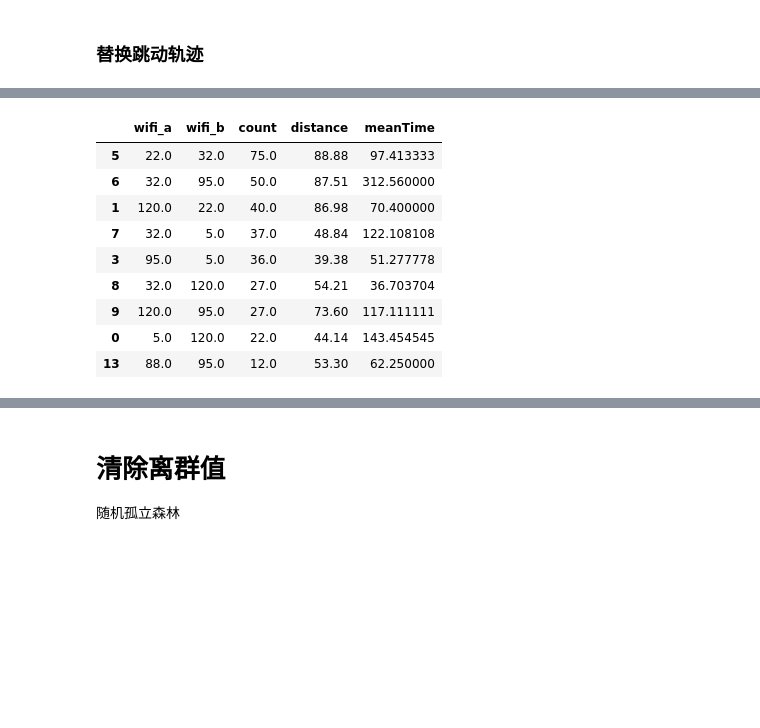
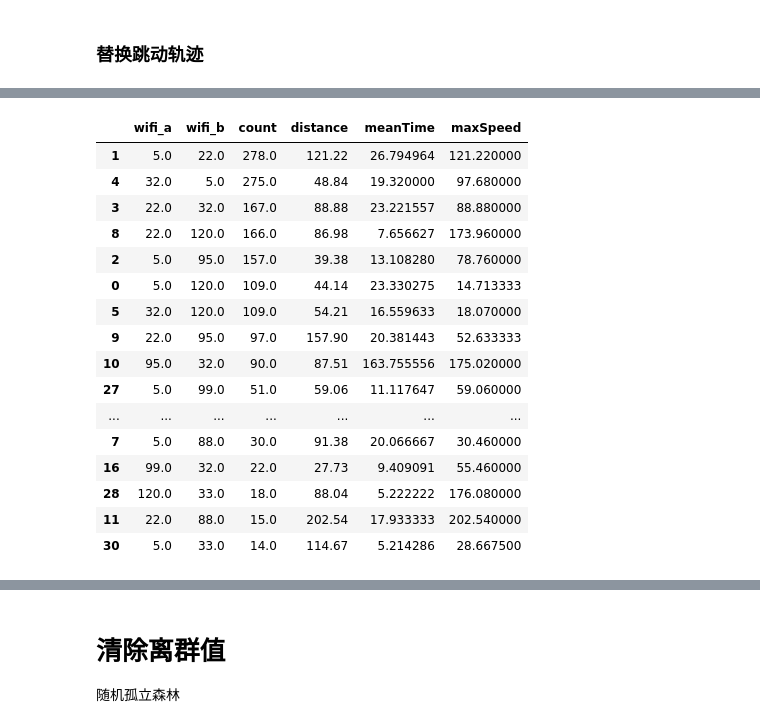
Before and after one commit to RickH-Arch/MEIRL-GAIL-Behavior-Cloning, a Jupyter notebook: wifi_track_data/wifi_track_data_clean_advanced.ipynb, the cells around one changed output, grey strips where cells are left out. Saved outputs shown, nothing was run; the diff lists cells and outputs as text; code cells hidden in the pictures; blank space fills up the shorter version.

Commit message:
about to replace jump tracks

```diff
--- a/wifi_track_data/wifi_track_data_clean_advanced.ipynb
+++ b/wifi_track_data/wifi_track_data_clean_advanced.ipynb
@@ -506,17 +505,24 @@ df_now
 # %%
-df_count = utils.GetJumpWifiTrack(df_now)
+df_count = utils.GetJumpWifiTrack(df_now,count_thre = 13,time_thre = 300,dis_thre = 89,speed_thre=26)
 df_count
 # %% [output]
-|  | wifi_a | wifi_b | count | distance | meanTime |
-| 5 | 22.0 | 32.0 | 75.0 | 88.88 | 97.413333 |
-| 6 | 32.0 | 95.0 | 50.0 | 87.51 | 312.560000 |
-| 1 | 120.0 | 22.0 | 40.0 | 86.98 | 70.400000 |
-| 7 | 32.0 | 5.0 | 37.0 | 48.84 | 122.108108 |
-| 3 | 95.0 | 5.0 | 36.0 | 39.38 | 51.277778 |
-| 8 | 32.0 | 120.0 | 27.0 | 54.21 | 36.703704 |
-| 9 | 120.0 | 95.0 | 27.0 | 73.60 | 117.111111 |
-| 0 | 5.0 | 120.0 | 22.0 | 44.14 | 143.454545 |
-| 13 | 88.0 | 95.0 | 12.0 | 53.30 | 62.250000 |
+|  | wifi_a | wifi_b | count | distance | meanTime | maxSpeed |
+| 1 | 5.0 | 22.0 | 278.0 | 121.22 | 26.794964 | 121.220000 |
+| 4 | 32.0 | 5.0 | 275.0 | 48.84 | 19.320000 | 97.680000 |
+| 3 | 22.0 | 32.0 | 167.0 | 88.88 | 23.221557 | 88.880000 |
+| 8 | 22.0 | 120.0 | 166.0 | 86.98 | 7.656627 | 173.960000 |
+| 2 | 5.0 | 95.0 | 157.0 | 39.38 | 13.108280 | 78.760000 |
+| 0 | 5.0 | 120.0 | 109.0 | 44.14 | 23.330275 | 14.713333 |
+| 5 | 32.0 | 120.0 | 109.0 | 54.21 | 16.559633 | 18.070000 |
+| 9 | 22.0 | 95.0 | 97.0 | 157.90 | 20.381443 | 52.633333 |
+| 10 | 95.0 | 32.0 | 90.0 | 87.51 | 163.755556 | 175.020000 |
+| 27 | 5.0 | 99.0 | 51.0 | 59.06 | 11.117647 | 59.060000 |
+| ... | ... | ... | ... | ... | ... | ... |
+| 7 | 5.0 | 88.0 | 30.0 | 91.38 | 20.066667 | 30.460000 |
+| 16 | 99.0 | 32.0 | 22.0 | 27.73 | 9.409091 | 55.460000 |
+| 28 | 120.0 | 33.0 | 18.0 | 88.04 | 5.222222 | 176.080000 |
+| 11 | 22.0 | 88.0 | 15.0 | 202.54 | 17.933333 | 202.540000 |
+| 30 | 5.0 | 33.0 | 14.0 | 114.67 | 5.214286 | 28.667500 |
 # %%
 track_sets = utils.GetJumpTrackSets(df_count.wifi_a.values,df_count.wifi_b.values)
 track_sets
```
Also changed, not shown: parts of 11 cells of this notebook, 1 other file.
